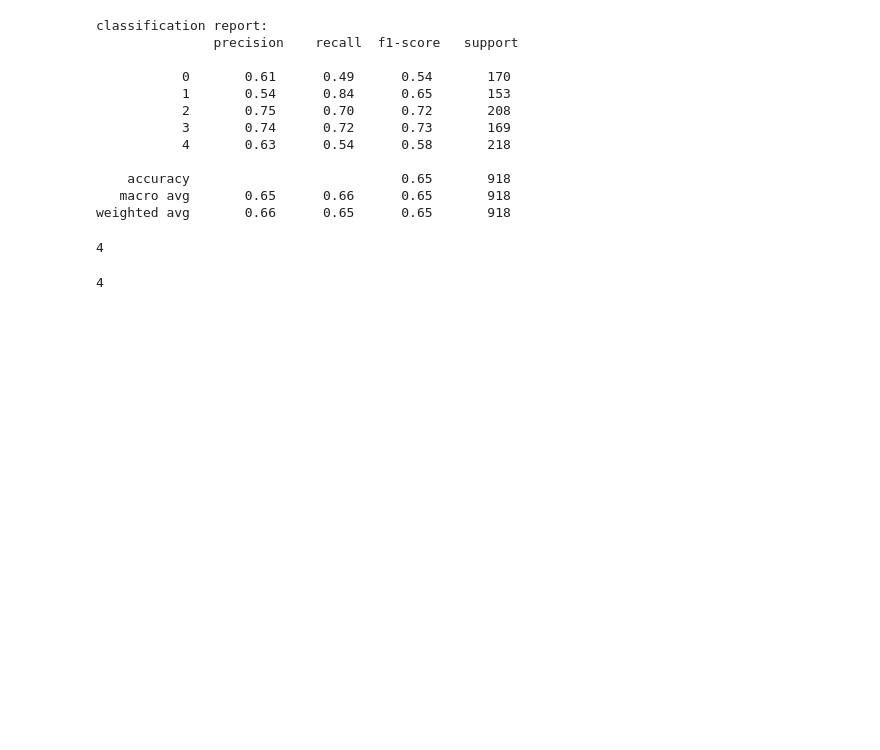
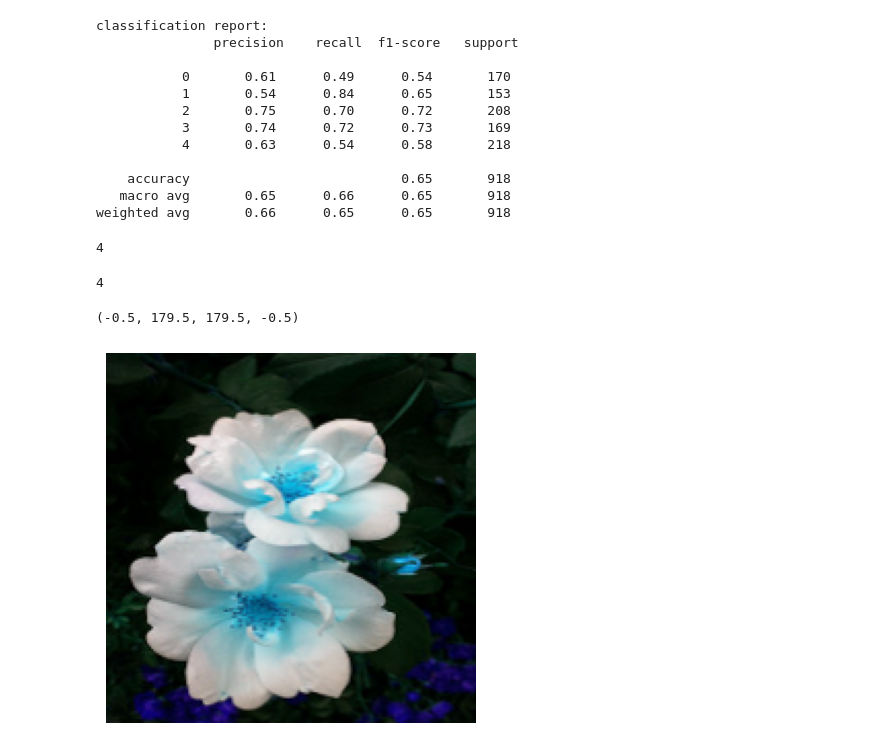
Before and after one commit to SampathVinay2003/flower_classification, a Jupyter notebook: flower_classification_notes.ipynb, the cells around one changed output. Drawn from its saved outputs; the diff is of its cells as text; code cells hidden in the pictures; blank space fills up the shorter version.

```diff
--- a/flower_classification_notes.ipynb
+++ b/flower_classification_notes.ipynb
@@ -190,0 +197,6 @@ y_pred_classified[10]
+# %%
+plt.imshow(x[0])
+plt.axis('off')
+# %% [output]
+(-0.5, 179.5, 179.5, -0.5)
+[figure, added]
```
Also changed, not shown: parts of 7 cells of this notebook.
